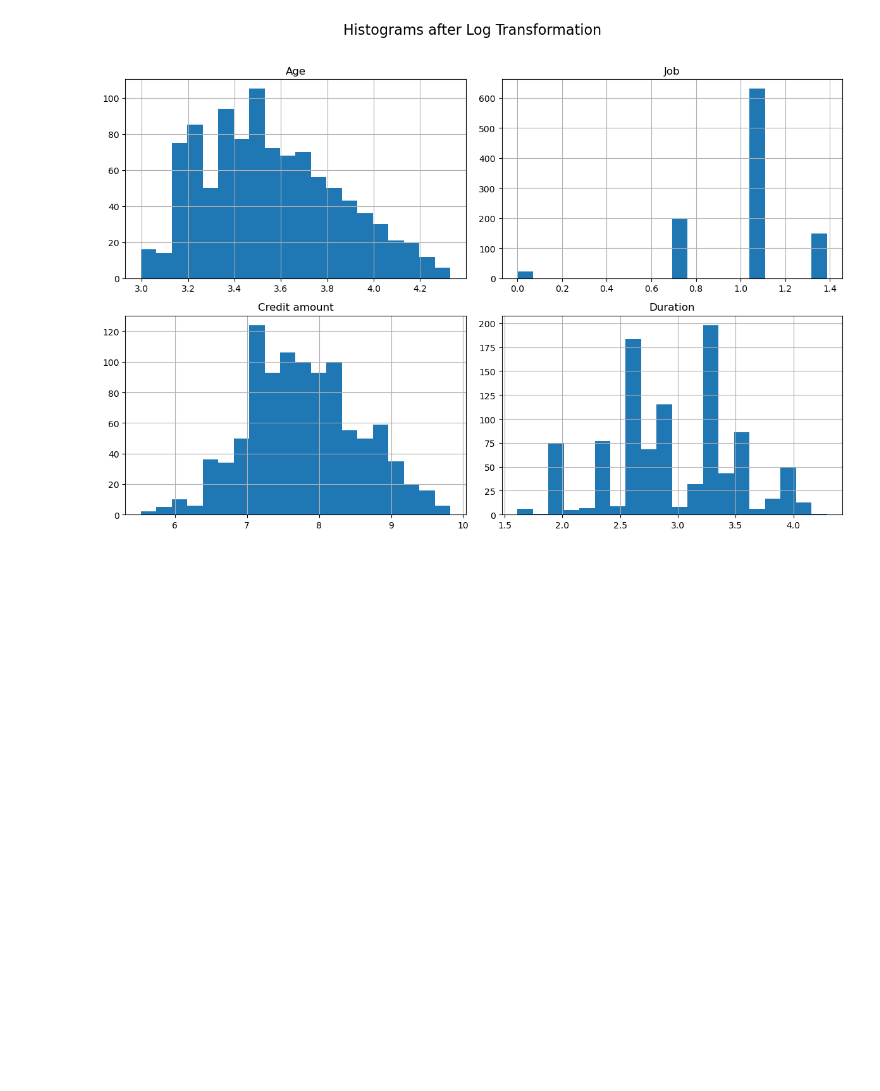
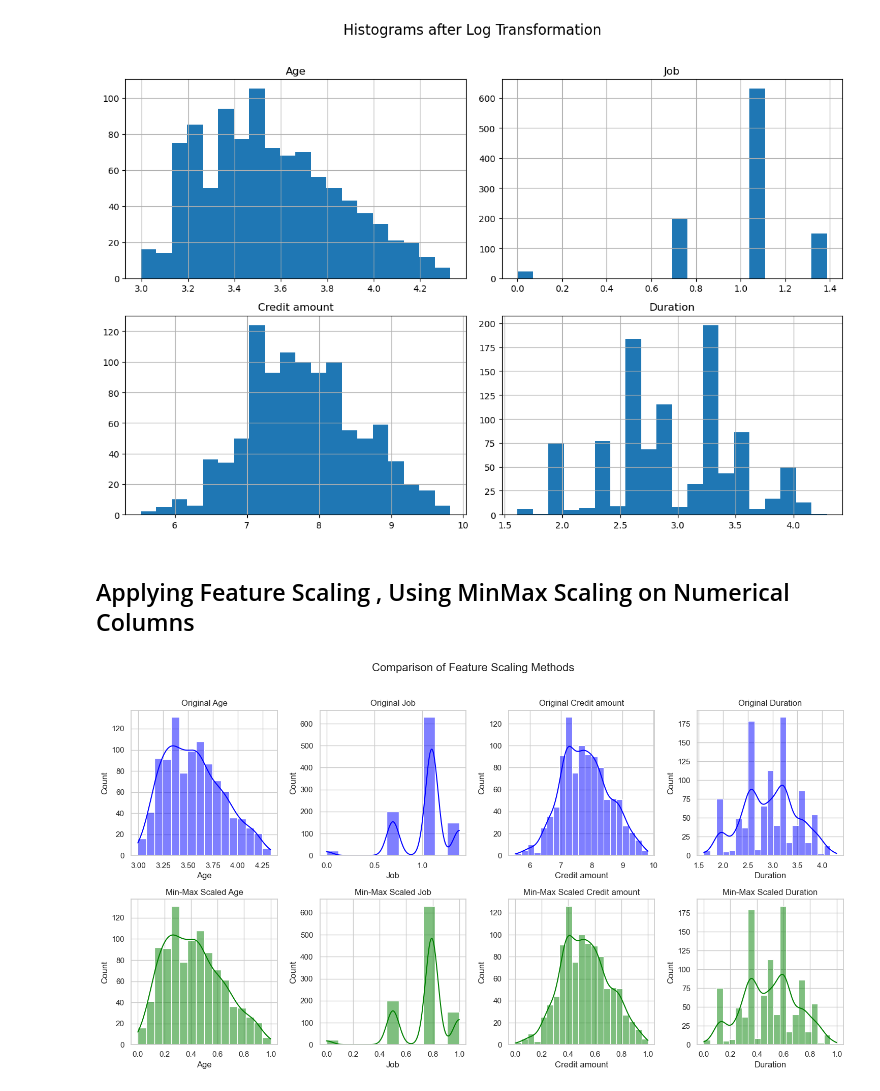
Before and after one commit to VaderSame/German-Credit-Analysis, a Jupyter notebook: Project3-200543129_Semal_Shastri.ipynb, the cells around one changed output. Cells and saved outputs as stored; diff of their text form; code cells hidden in the pictures; blank space fills up the shorter version.

```diff
--- a/Project3-200543129_Semal_Shastri.ipynb
+++ b/Project3-200543129_Semal_Shastri.ipynb
@@ -248,3 +235,36 @@ py.tight_layout()
 py.show()
 # %% [output]
 [figure]
+# %% [markdown]
+## Applying Feature Scaling , Using MinMax Scaling on Numerical Columns
+# %%
+# Min-Max Scaling
+from sklearn.preprocessing import MinMaxScaler
+
+
+min_max_scaler = MinMaxScaler()
+german_credit_dataset_minmax = german_credit_dataset.copy()
+german_credit_dataset_minmax[numerical_columns] = min_max_scaler.fit_transform(german_credit_dataset_minmax[numerical_columns])
+
+# Set the style for Seaborn
+snb.set(style="whitegrid")
+
+# Create subplots using Seaborn
+fig, axes = py.subplots(nrows=2, ncols=len(numerical_columns), figsize=(15, 8))
+fig.suptitle("Comparison of Feature Scaling Methods", y=1.02, size=16)
+
+# Plot original distributions with KDE plots
+for i, col in enumerate(numerical_columns):
+    snb.histplot(german_credit_dataset[col], kde=True, color='blue', ax=axes[0, i])
+    axes[0, i].set_title(f"Original {col}")
+
+# Plot distributions after Min-Max Scaling with KDE plots
+for i, col in enumerate(numerical_columns):
+    snb.histplot(german_credit_dataset_minmax[col], kde=True, color='green', ax=axes[1, i])
+    axes[1, i].set_title(f"Min-Max Scaled {col}")
+
+# Adjust layout
+py.tight_layout()
+py.show()
+# %% [output]
+[figure, added]
```
Also changed, not shown: parts of 12 cells of this notebook.
